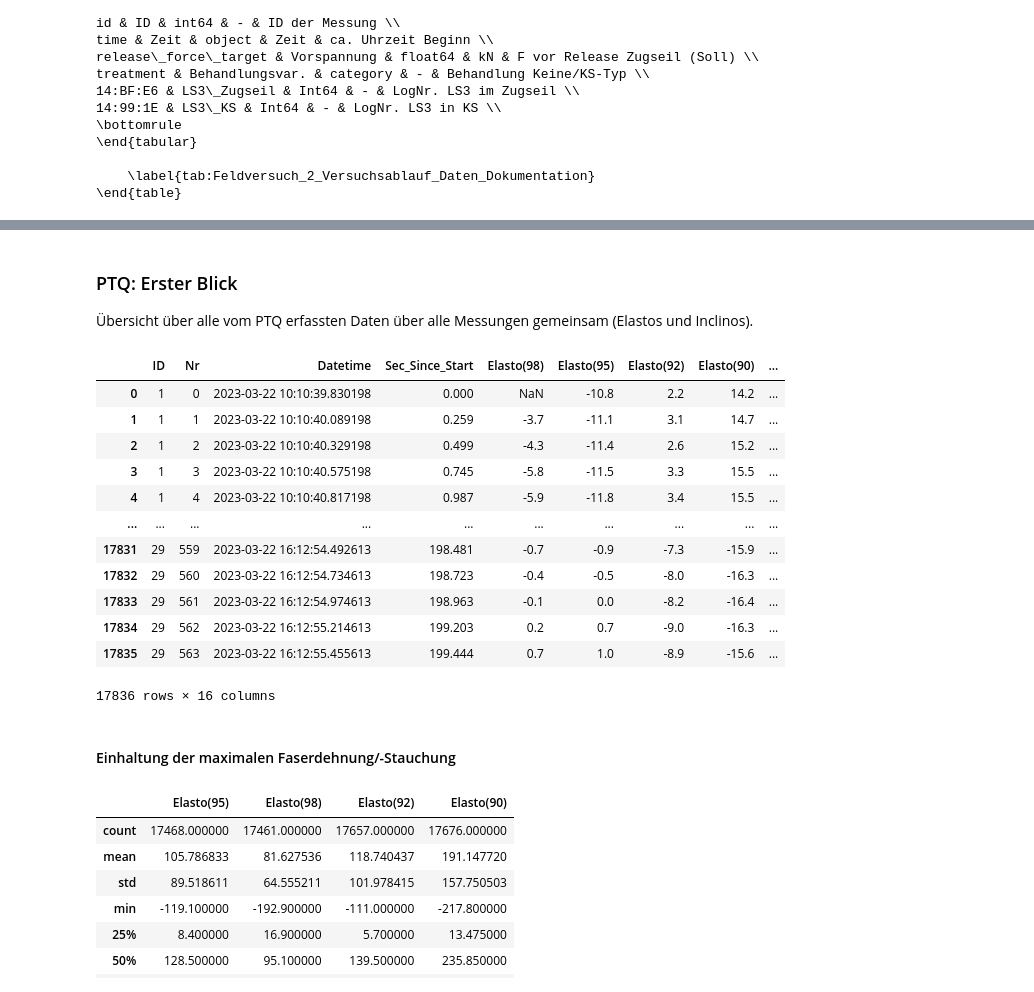
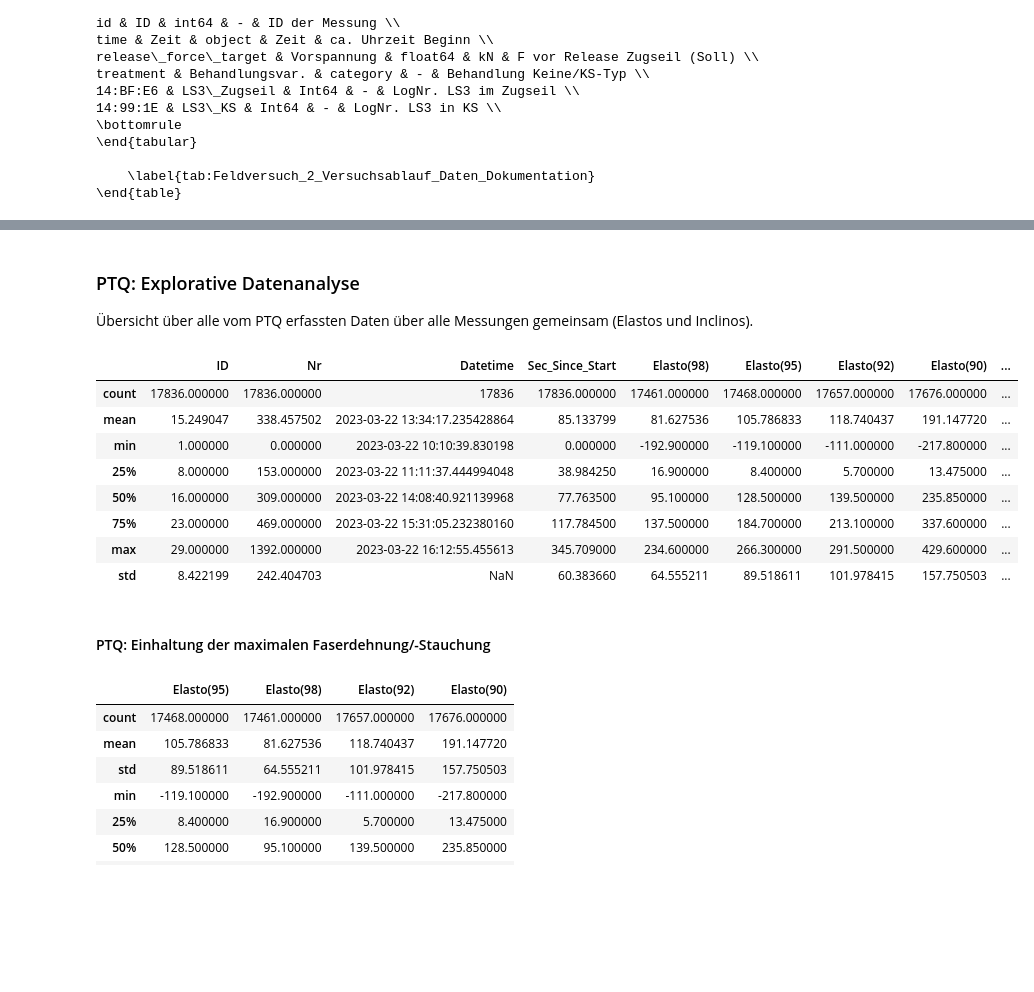
Before and after one commit to kyellsen/2023_Kronensicherung_Plesse_Kraefte_Schwingungen, a Jupyter notebook: 2023_Kronensicherung_Plesse_Kraefte_Schwingungen.ipynb, the cells around one changed output, grey strips where cells are left out. Cells and saved outputs as stored; diff of their text form; code cells hidden in the pictures; blank space fills up the shorter version.

```diff
--- a/2023_Kronensicherung_Plesse_Kraefte_Schwingungen.ipynb
+++ b/2023_Kronensicherung_Plesse_Kraefte_Schwingungen.ipynb
@@ -543,26 +561,22 @@ ls3_metadata_df.head()
 # %% [markdown]
-### PTQ: Erster Blick
+### PTQ: Explorative Datenanalyse
 
 Übersicht über alle vom PTQ erfassten Daten über alle Messungen gemeinsam (Elastos und Inclinos).
 # %%
 ptq_df = ptq_series.get_measurements_df()
-ptq_df#.describe()
+ptq_df.describe()
 # %% [output]
 |  | ID | Nr | Datetime | Sec_Since_Start | Elasto(98) | Elasto(95) | Elasto(92) | Elasto(90) | ... |
-| 0 | 1 | 0 | 2023-03-22 10:10:39.830198 | 0.000 | NaN | -10.8 | 2.2 | 14.2 | ... |
-| 1 | 1 | 1 | 2023-03-22 10:10:40.089198 | 0.259 | -3.7 | -11.1 | 3.1 | 14.7 | ... |
-| 2 | 1 | 2 | 2023-03-22 10:10:40.329198 | 0.499 | -4.3 | -11.4 | 2.6 | 15.2 | ... |
-| 3 | 1 | 3 | 2023-03-22 10:10:40.575198 | 0.745 | -5.8 | -11.5 | 3.3 | 15.5 | ... |
-| 4 | 1 | 4 | 2023-03-22 10:10:40.817198 | 0.987 | -5.9 | -11.8 | 3.4 | 15.5 | ... |
-| ... | ... | ... | ... | ... | ... | ... | ... | ... | ... |
-| 17831 | 29 | 559 | 2023-03-22 16:12:54.492613 | 198.481 | -0.7 | -0.9 | -7.3 | -15.9 | ... |
-| 17832 | 29 | 560 | 2023-03-22 16:12:54.734613 | 198.723 | -0.4 | -0.5 | -8.0 | -16.3 | ... |
-| 17833 | 29 | 561 | 2023-03-22 16:12:54.974613 | 198.963 | -0.1 | 0.0 | -8.2 | -16.4 | ... |
-| 17834 | 29 | 562 | 2023-03-22 16:12:55.214613 | 199.203 | 0.2 | 0.7 | -9.0 | -16.3 | ... |
-| 17835 | 29 | 563 | 2023-03-22 16:12:55.455613 | 199.444 | 0.7 | 1.0 | -8.9 | -15.6 | ... |
+| count | 17836.000000 | 17836.000000 | 17836 | 17836.000000 | 17461.000000 | 17468.000000 | 17657.000000 | 17676.000000 | ... |
+| mean | 15.249047 | 338.457502 | 2023-03-22 13:34:17.235428864 | 85.133799 | 81.627536 | 105.786833 | 118.740437 | 191.147720 | ... |
+| min | 1.000000 | 0.000000 | 2023-03-22 10:10:39.830198 | 0.000000 | -192.900000 | -119.100000 | -111.000000 | -217.800000 | ... |
+| 25% | 8.000000 | 153.000000 | 2023-03-22 11:11:37.444994048 | 38.984250 | 16.900000 | 8.400000 | 5.700000 | 13.475000 | ... |
+| 50% | 16.000000 | 309.000000 | 2023-03-22 14:08:40.921139968 | 77.763500 | 95.100000 | 128.500000 | 139.500000 | 235.850000 | ... |
+| 75% | 23.000000 | 469.000000 | 2023-03-22 15:31:05.232380160 | 117.784500 | 137.500000 | 184.700000 | 213.100000 | 337.600000 | ... |
+| max | 29.000000 | 1392.000000 | 2023-03-22 16:12:55.455613 | 345.709000 | 234.600000 | 266.300000 | 291.500000 | 429.600000 | ... |
+| std | 8.422199 | 242.404703 | NaN | 60.383660 | 64.555211 | 89.518611 | 101.978415 | 157.750503 | ... |
-17836 rows × 16 columns
 # %% [markdown]
-#### Einhaltung der maximalen Faserdehnung/-Stauchung
+#### PTQ: Einhaltung der maximalen Faserdehnung/-Stauchung
 # %%
 ptq_df_elasto_summary = ptq_df[elasto_names].describe()
 ptq_df_elasto_summary
```
Also changed, not shown: parts of 153 cells of this notebook.
